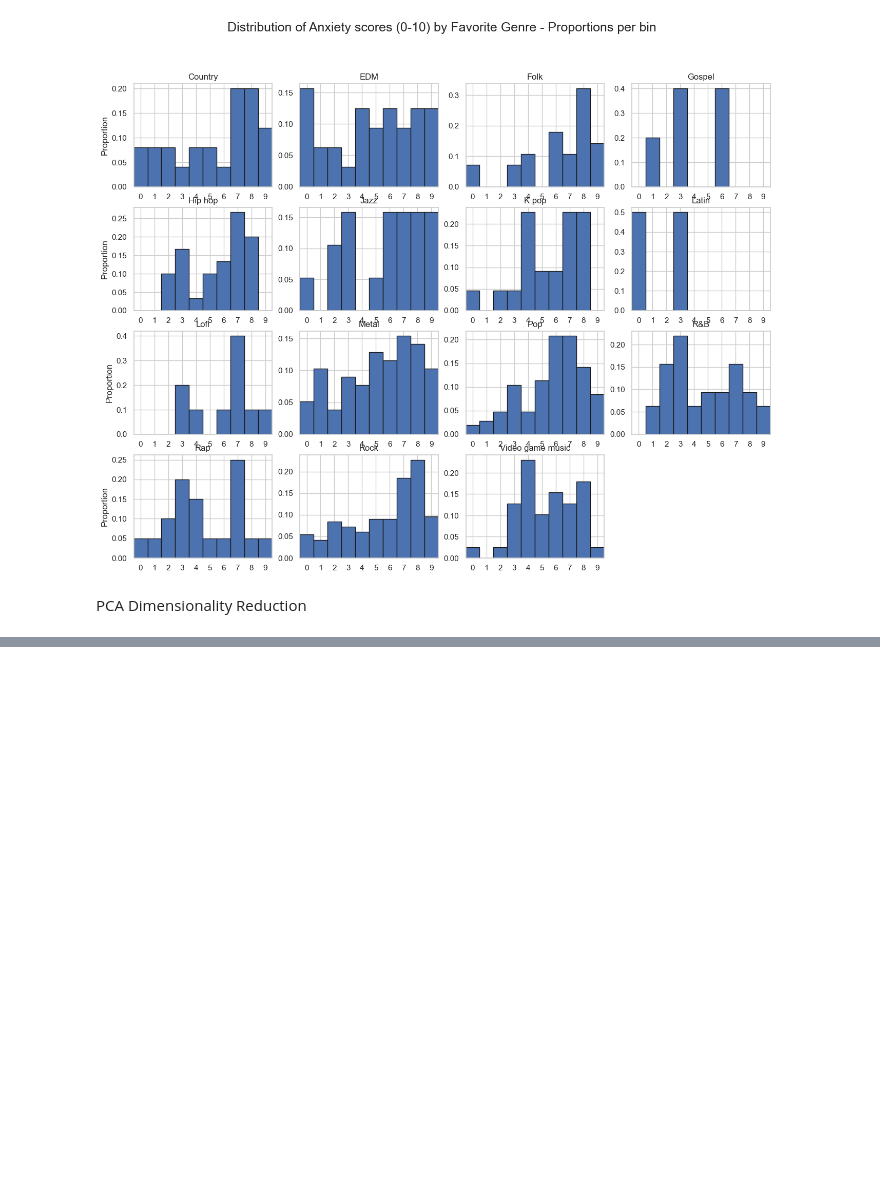
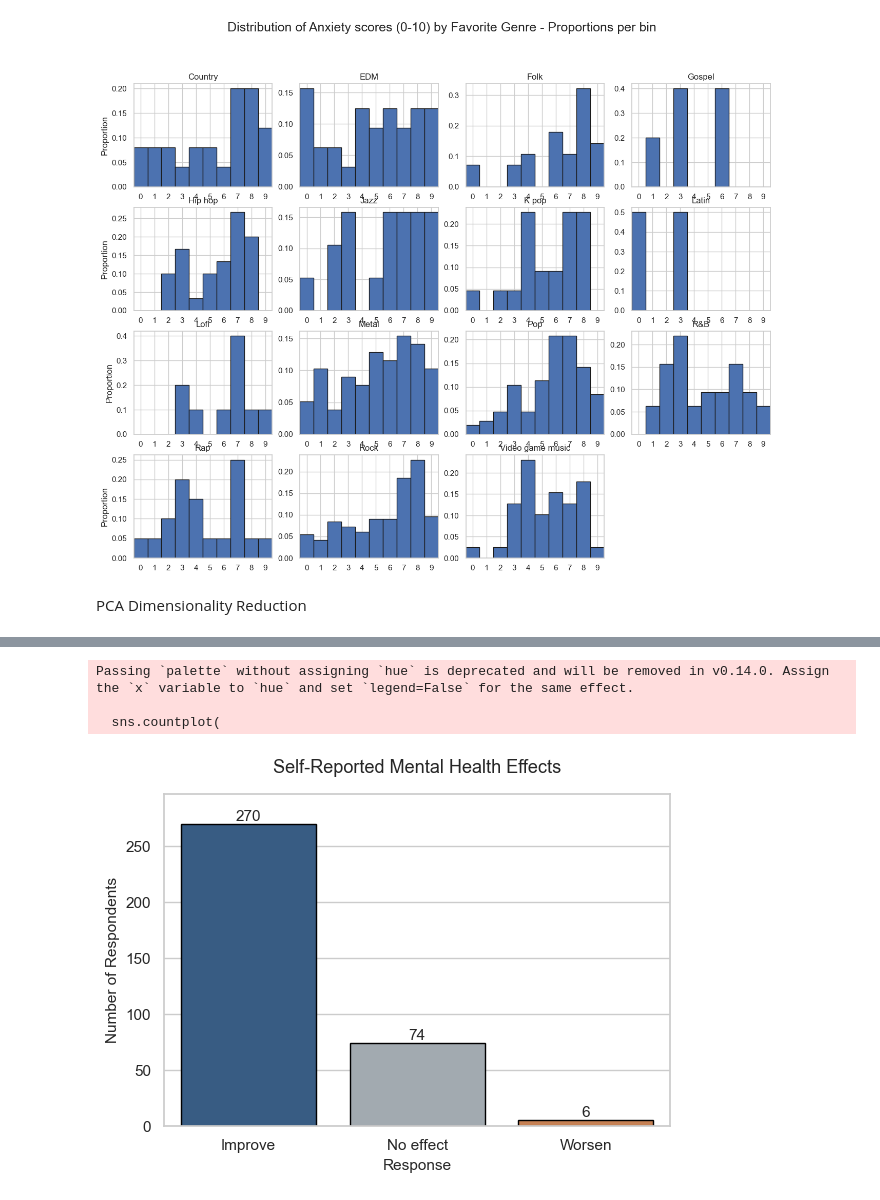
Before and after one commit to COGS108/Group-SP26-097, a Jupyter notebook: modules/eda_notebooks/mxmh_eda.ipynb, the cells around one changed output, grey strips where cells are left out. Saved outputs shown, nothing was run; the diff lists cells and outputs as text; code cells hidden in the pictures; blank space fills up the shorter version.

Commit message:
Finished most of the EDA checkpoint assignment

```diff
--- a/modules/eda_notebooks/mxmh_eda.ipynb
+++ b/modules/eda_notebooks/mxmh_eda.ipynb
@@ -500,0 +521,30 @@ plt.show()
+# %%
+effect_col = 'Music effects'
+
+plt.figure(figsize=(6, 4.5))
+
+sns.countplot(
+    x=clean_effects,
+    order=['Improve', 'No effect', 'Worsen'],
+    palette= ['#2b5c8f', '#a0aab2', '#d97d41'],
+    edgecolor='black'
+)
+
+
+ax = plt.gca()
+for p in ax.patches:
+    ax.annotate(f'{int(p.get_height())}', (p.get_x() + p.get_width() / 2., p.get_height()),
+                ha='center', va='center', xytext=(0, 5), textcoords='offset points', fontsize=11)
+
+plt.title('Self-Reported Mental Health Effects', fontsize=13, pad=15)
+plt.xlabel('Response', fontsize=11)
+plt.ylabel('Number of Respondents', fontsize=11)
+plt.ylim(0, clean_effects.value_counts().max() * 1.1)
+
+plt.tight_layout()
+plt.show()
+# %% [output]
+Passing `palette` without assigning `hue` is deprecated and will be removed in v0.14.0. Assign the `x` variable to `hue` and set `legend=False` for the same effect.
+
+  sns.countplot(
+[figure, added]
```
Also changed, not shown: parts of 25 cells of this notebook, 4 other files.
